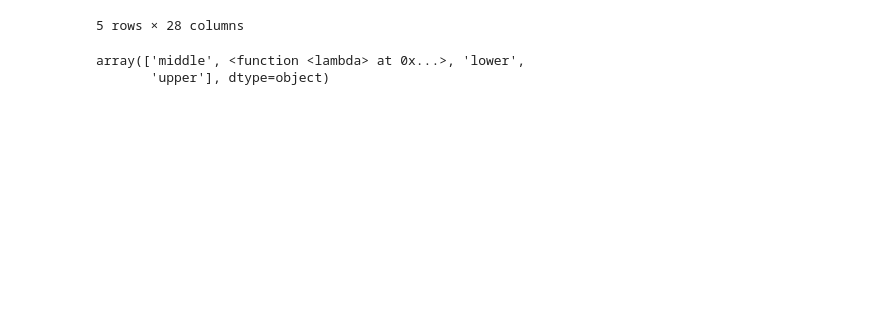
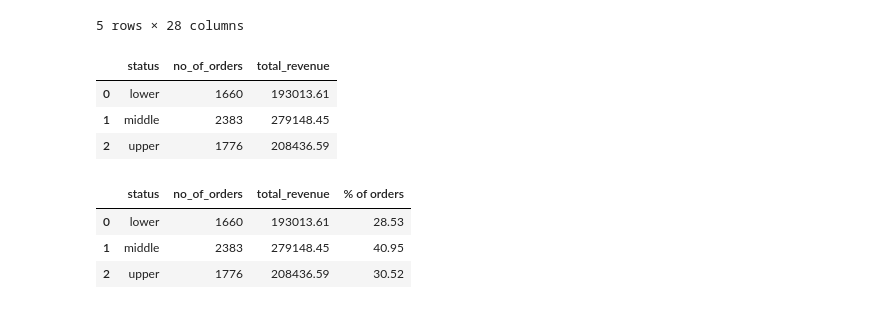
Before and after one commit to diana-kungu/E-commerce-RFM-Analysis, a Jupyter notebook: aws-retail-updated.ipynb, the cells around one changed output. Drawn from its saved outputs; the diff is of its cells as text; code cells hidden in the pictures; blank space fills up the shorter version.

```diff
--- a/aws-retail-updated.ipynb
+++ b/aws-retail-updated.ipynb
@@ -85,6 +85,6 @@ missing_value = df.isnull().sum()
 # %%
 #Remove price from non purchasing event_types
 browse = ['ProductViewed', 'ProductAdded', 'CartViewed', 'CheckoutStarted']
-df['price'] = where(df['event_type'].isin(browse), "", df['price'])
+df['price'] = np.where(df['event_type'].isin(browse), "", df['price'])
 df['price'] = pd.to_numeric(df['price'])
 # %% [markdown]
@@ -466,10 +472,28 @@ df_geo.head()
 5 rows × 28 columns
 # %%
 #Input missing status field with random selected value from status column
-df_geo.status.fillna(lambda x: choice(df_geo[df_geo['status'] != np.nan]['status'].values),
-                     inplace = True)
+labels_status = df_geo['status'].dropna().values
+df_geo.status= df_geo.status.apply(lambda x: choice(labels_status)
+                                   if x is np.nan else x)
-# %%
-df_geo.status.unique()
-# %% [output]
-array(['middle', <function <lambda> at 0x...>, 'lower',
-       'upper'], dtype=object)
+# %%
+#How many sales from each status classifications
+sales_by_status = df_geo[~df['price'].isna()].groupby(['status'], as_index = False).agg(
+    no_of_orders = ('user_id', 'count'),
+    total_revenue = ('price', 'sum')
+    #prop_of_total =()
+)
+sales_by_status
+# %% [output]
+|  | status | no_of_orders | total_revenue |
+| 0 | lower | 1660 | 193013.61 |
+| 1 | middle | 2383 | 279148.45 |
+| 2 | upper | 1776 | 208436.59 |
+# %%
+sales_by_status['% of orders'] = (sales_by_status['no_of_orders']*100 /
+                                  sales_by_status['no_of_orders'].sum()).round(2)
+sales_by_status
+# %% [output]
+|  | status | no_of_orders | total_revenue | % of orders |
+| 0 | lower | 1660 | 193013.61 | 28.53 |
+| 1 | middle | 2383 | 279148.45 | 40.95 |
+| 2 | upper | 1776 | 208436.59 | 30.52 |
```
Also changed, not shown: parts of 12 cells of this notebook, 1 other file.
